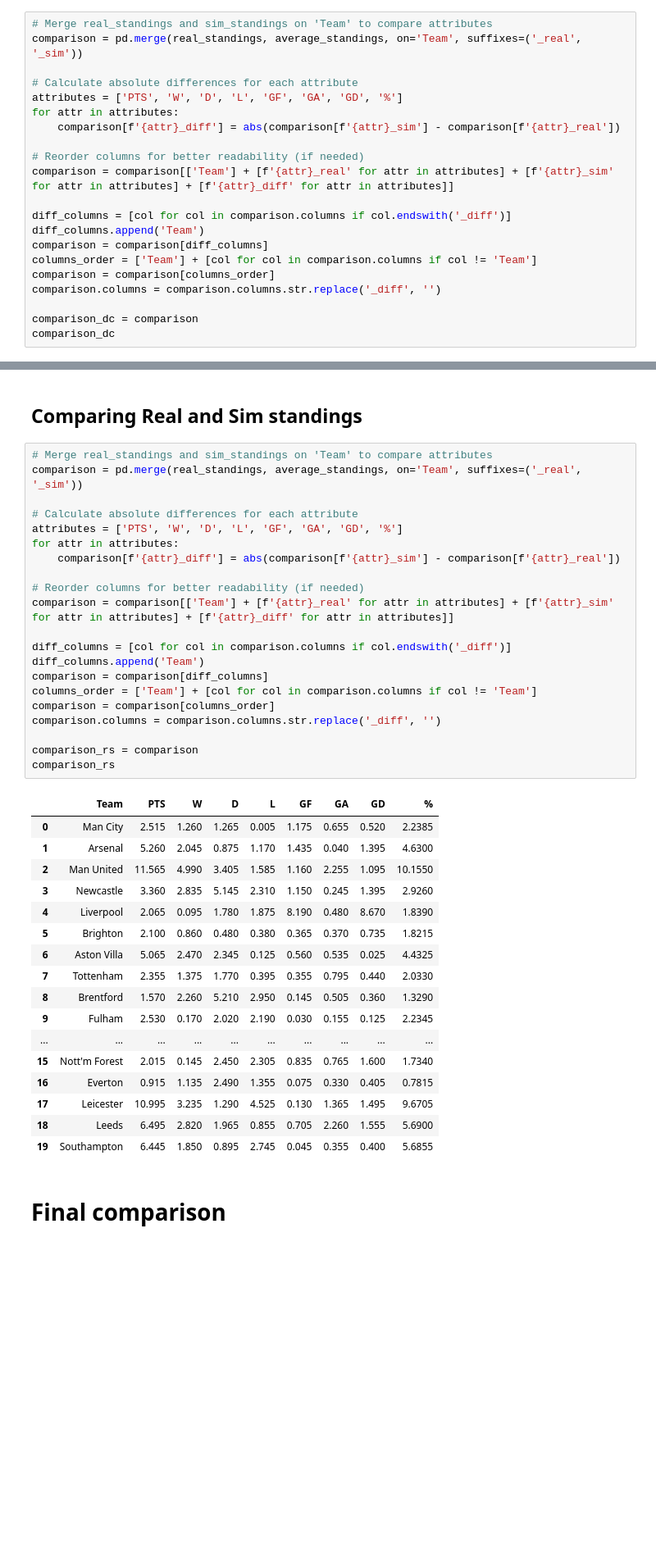
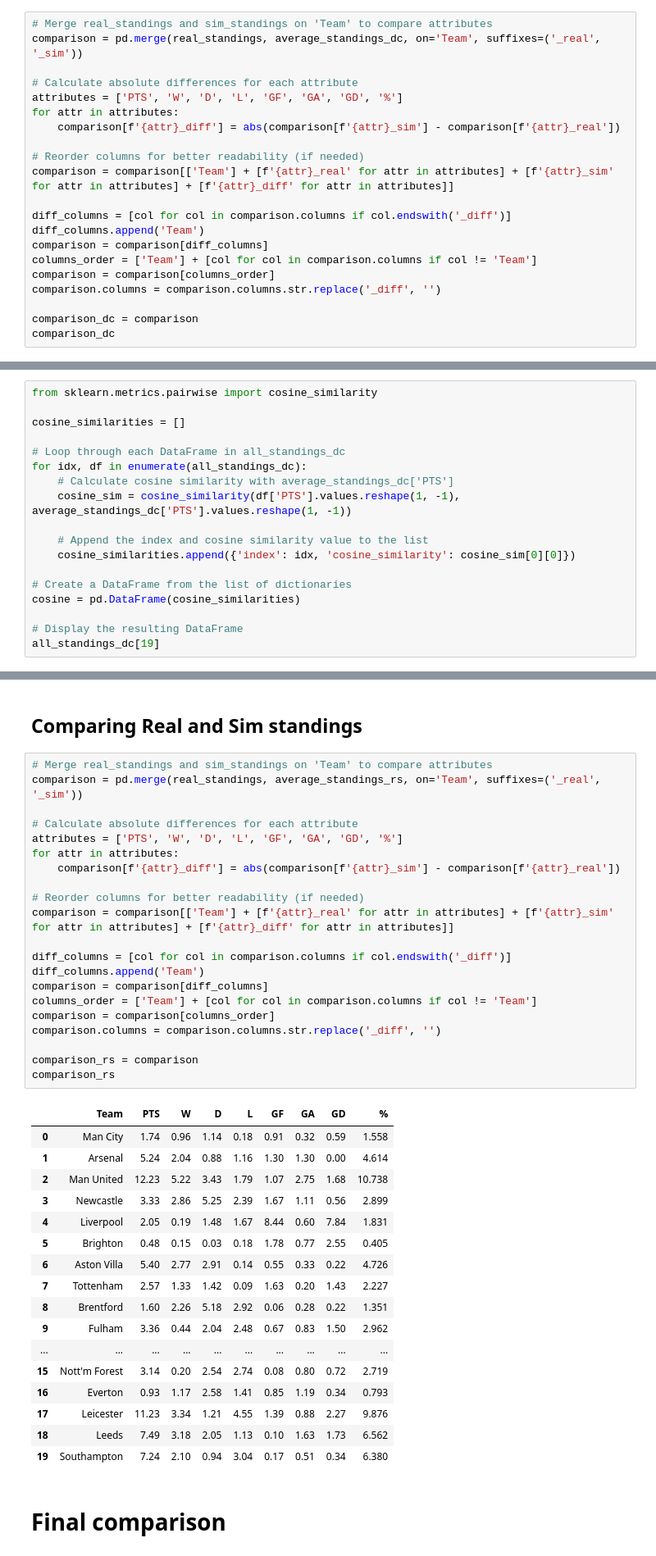
Before and after one commit to hmantovani/hmantovani, a Jupyter notebook: poisson/football/Dixon Coles.ipynb, the cells around one changed output, grey strips where cells are left out. Shown: that part at 82% size. Cells and saved outputs as stored; diff of their text form; blank space fills up the shorter version.

```diff
--- a/poisson/football/Dixon Coles.ipynb
+++ b/poisson/football/Dixon Coles.ipynb
@@ -320,7 +323,7 @@ real_standings
 ## Comparing Real and Sim standings
 # %%
 # Merge real_standings and sim_standings on 'Team' to compare attributes
-comparison = pd.merge(real_standings, average_standings, on='Team', suffixes=('_real', '_sim'))
+comparison = pd.merge(real_standings, average_standings_dc, on='Team', suffixes=('_real', '_sim'))
 
 # Calculate absolute differences for each attribute
 attributes = ['PTS', 'W', 'D', 'L', 'GF', 'GA', 'GD', '%']
@@ -548,0 +533,18 @@ euclidean_rs
+# %%
+from sklearn.metrics.pairwise import cosine_similarity
+
+cosine_similarities = []
+
+# Loop through each DataFrame in all_standings_dc
+for idx, df in enumerate(all_standings_dc):
+    # Calculate cosine similarity with average_standings_dc['PTS']
+    cosine_sim = cosine_similarity(df['PTS'].values.reshape(1, -1), average_standings_dc['PTS'].values.reshape(1, -1))
+
+    # Append the index and cosine similarity value to the list
+    cosine_similarities.append({'index': idx, 'cosine_similarity': cosine_sim[0][0]})
+
+# Create a DataFrame from the list of dictionaries
+cosine = pd.DataFrame(cosine_similarities)
+
+# Display the resulting DataFrame
+all_standings_dc[19]
@@ -577,43 +597,43 @@ real_standings
 ## Comparing Real and Sim standings
 # %%
 # Merge real_standings and sim_standings on 'Team' to compare attributes
-comparison = pd.merge(real_standings, average_standings, on='Team', suffixes=('_real', '_sim'))
+comparison = pd.merge(real_standings, average_standings_rs, on='Team', suffixes=('_real', '_sim'))
 
 # Calculate absolute differences for each attribute
 attributes = ['PTS', 'W', 'D', 'L', 'GF', 'GA', 'GD', '%']
 for attr in attributes:
     comparison[f'{attr}_diff'] = abs(comparison[f'{attr}_sim'] - comparison[f'{attr}_real'])
 
 # Reorder columns for better readability (if needed)
 comparison = comparison[['Team'] + [f'{attr}_real' for attr in attributes] + [f'{attr}_sim' for attr in attributes] + [f'{attr}_diff' for attr in attributes]]
 
 diff_columns = [col for col in comparison.columns if col.endswith('_diff')]
 diff_columns.append('Team')
 comparison = comparison[diff_columns]
 columns_order = ['Team'] + [col for col in comparison.columns if col != 'Team']
 comparison = comparison[columns_order]
 comparison.columns = comparison.columns.str.replace('_diff', '')
 
 comparison_rs = comparison
 comparison_rs
 # %% [output]
 |  | Team | PTS | W | D | L | GF | GA | GD | % |
-| 0 | Man City | 2.515 | 1.260 | 1.265 | 0.005 | 1.175 | 0.655 | 0.520 | 2.2385 |
-| 1 | Arsenal | 5.260 | 2.045 | 0.875 | 1.170 | 1.435 | 0.040 | 1.395 | 4.6300 |
-| 2 | Man United | 11.565 | 4.990 | 3.405 | 1.585 | 1.160 | 2.255 | 1.095 | 10.1550 |
-| 3 | Newcastle | 3.360 | 2.835 | 5.145 | 2.310 | 1.150 | 0.245 | 1.395 | 2.9260 |
-| 4 | Liverpool | 2.065 | 0.095 | 1.780 | 1.875 | 8.190 | 0.480 | 8.670 | 1.8390 |
-| 5 | Brighton | 2.100 | 0.860 | 0.480 | 0.380 | 0.365 | 0.370 | 0.735 | 1.8215 |
-| 6 | Aston Villa | 5.065 | 2.470 | 2.345 | 0.125 | 0.560 | 0.535 | 0.025 | 4.4325 |
-| 7 | Tottenham | 2.355 | 1.375 | 1.770 | 0.395 | 0.355 | 0.795 | 0.440 | 2.0330 |
-| 8 | Brentford | 1.570 | 2.260 | 5.210 | 2.950 | 0.145 | 0.505 | 0.360 | 1.3290 |
-| 9 | Fulham | 2.530 | 0.170 | 2.020 | 2.190 | 0.030 | 0.155 | 0.125 | 2.2345 |
+| 0 | Man City | 1.74 | 0.96 | 1.14 | 0.18 | 0.91 | 0.32 | 0.59 | 1.558 |
+| 1 | Arsenal | 5.24 | 2.04 | 0.88 | 1.16 | 1.30 | 1.30 | 0.00 | 4.614 |
+| 2 | Man United | 12.23 | 5.22 | 3.43 | 1.79 | 1.07 | 2.75 | 1.68 | 10.738 |
+| 3 | Newcastle | 3.33 | 2.86 | 5.25 | 2.39 | 1.67 | 1.11 | 0.56 | 2.899 |
+| 4 | Liverpool | 2.05 | 0.19 | 1.48 | 1.67 | 8.44 | 0.60 | 7.84 | 1.831 |
+| 5 | Brighton | 0.48 | 0.15 | 0.03 | 0.18 | 1.78 | 0.77 | 2.55 | 0.405 |
+| 6 | Aston Villa | 5.40 | 2.77 | 2.91 | 0.14 | 0.55 | 0.33 | 0.22 | 4.726 |
+| 7 | Tottenham | 2.57 | 1.33 | 1.42 | 0.09 | 1.63 | 0.20 | 1.43 | 2.227 |
+| 8 | Brentford | 1.60 | 2.26 | 5.18 | 2.92 | 0.06 | 0.28 | 0.22 | 1.351 |
+| 9 | Fulham | 3.36 | 0.44 | 2.04 | 2.48 | 0.67 | 0.83 | 1.50 | 2.962 |
 | ... | ... | ... | ... | ... | ... | ... | ... | ... | ... |
-| 15 | Nott'm Forest | 2.015 | 0.145 | 2.450 | 2.305 | 0.835 | 0.765 | 1.600 | 1.7340 |
-| 16 | Everton | 0.915 | 1.135 | 2.490 | 1.355 | 0.075 | 0.330 | 0.405 | 0.7815 |
-| 17 | Leicester | 10.995 | 3.235 | 1.290 | 4.525 | 0.130 | 1.365 | 1.495 | 9.6705 |
-| 18 | Leeds | 6.495 | 2.820 | 1.965 | 0.855 | 0.705 | 2.260 | 1.555 | 5.6900 |
-| 19 | Southampton | 6.445 | 1.850 | 0.895 | 2.745 | 0.045 | 0.355 | 0.400 | 5.6855 |
+| 15 | Nott'm Forest | 3.14 | 0.20 | 2.54 | 2.74 | 0.08 | 0.80 | 0.72 | 2.719 |
+| 16 | Everton | 0.93 | 1.17 | 2.58 | 1.41 | 0.85 | 1.19 | 0.34 | 0.793 |
+| 17 | Leicester | 11.23 | 3.34 | 1.21 | 4.55 | 1.39 | 0.88 | 2.27 | 9.876 |
+| 18 | Leeds | 7.49 | 3.18 | 2.05 | 1.13 | 0.10 | 1.63 | 1.73 | 6.562 |
+| 19 | Southampton | 7.24 | 2.10 | 0.94 | 3.04 | 0.17 | 0.51 | 0.34 | 6.380 |
 # %% [markdown]
 # Final comparison
 # %% [markdown]
```
Also changed, not shown: parts of 16 cells of this notebook, 21 other files.
